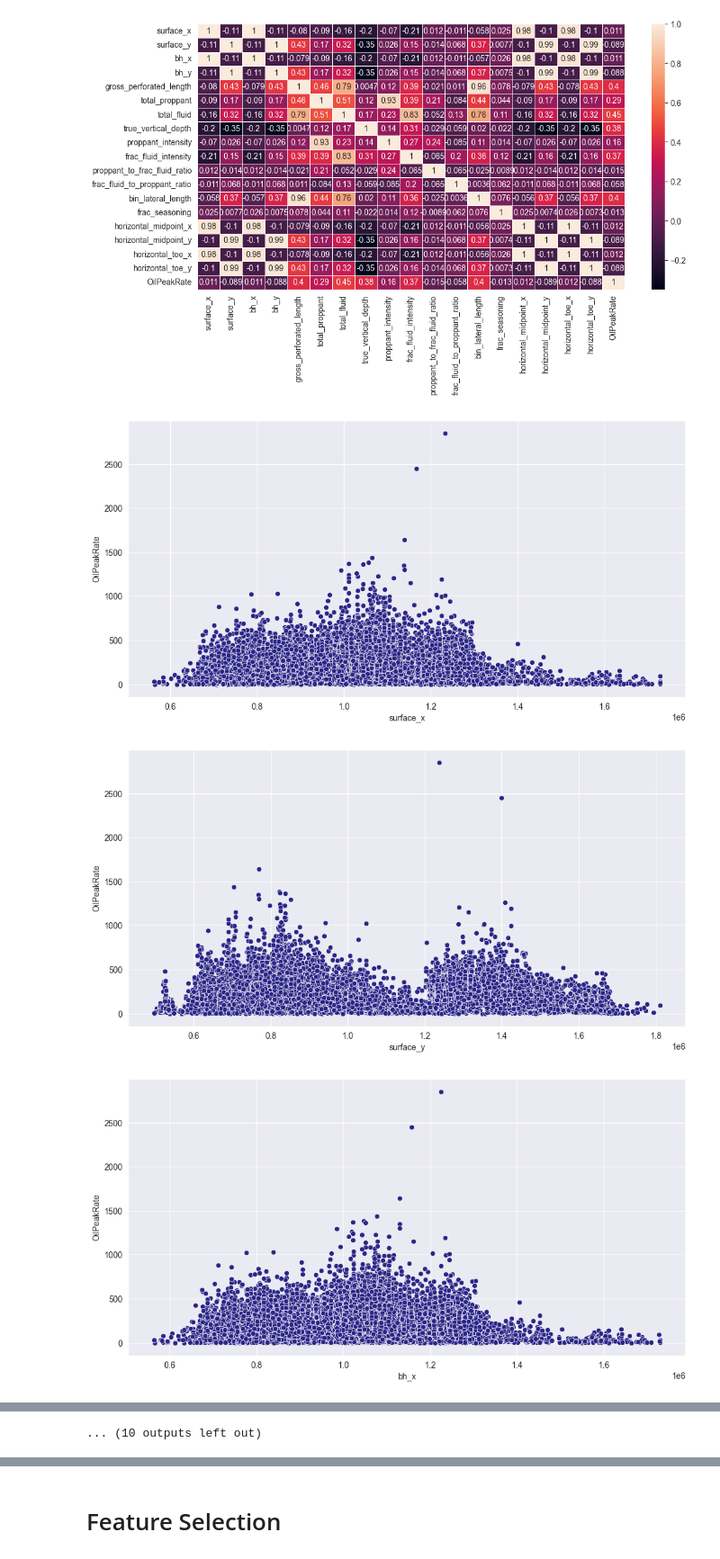
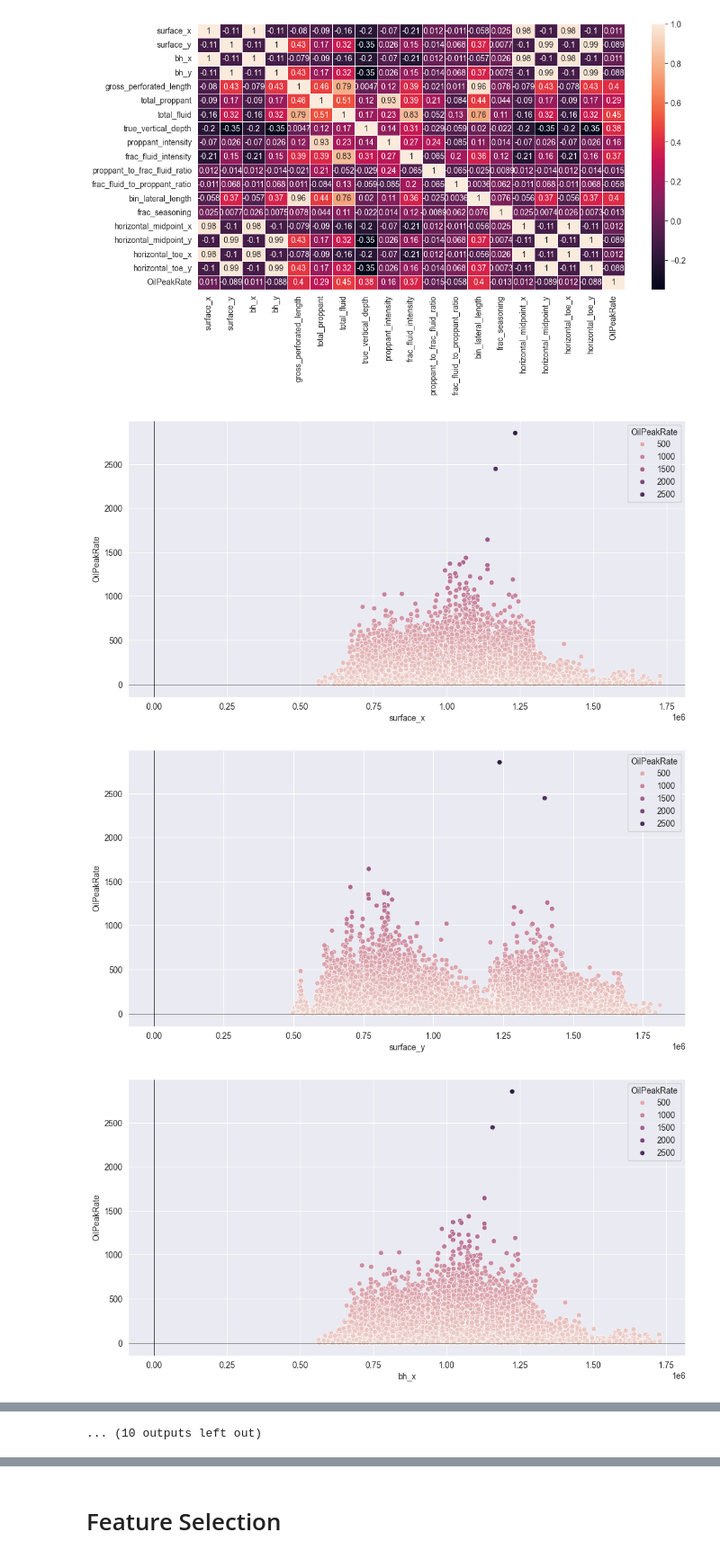
Before and after one commit to zahrabytes/Rice-Datathon-2024, a Jupyter notebook: rohan.ipynb, the cells around one changed output, grey strips where cells are left out. Shown at 90% size. Cells and saved outputs as stored; diff of their text form; code cells hidden in the pictures.

```diff
--- a/rohan.ipynb
+++ b/rohan.ipynb
@@ -212,10 +218,12 @@ plt.show()
 # %%
 sns.color_palette("hls", 8)
 for col in df.columns:
-    sns.scatterplot(x=df[col],y=oil_peak_rate)
+    sns.scatterplot(x=df[col],y=oil_peak_rate, marker='o', hue=oil_peak_rate)
+    plt.axhline(0, color='black',linewidth=0.5)
+    plt.axvline(0, color='black',linewidth=0.5)
 
     plt.show()
 # %% [output]
-[figure, old version]
+[figure, new version]
-[figure, old version]
+[figure, new version]
-[figure, old version]
+[figure, new version]
```
Also changed, not shown: parts of 13 cells of this notebook.
